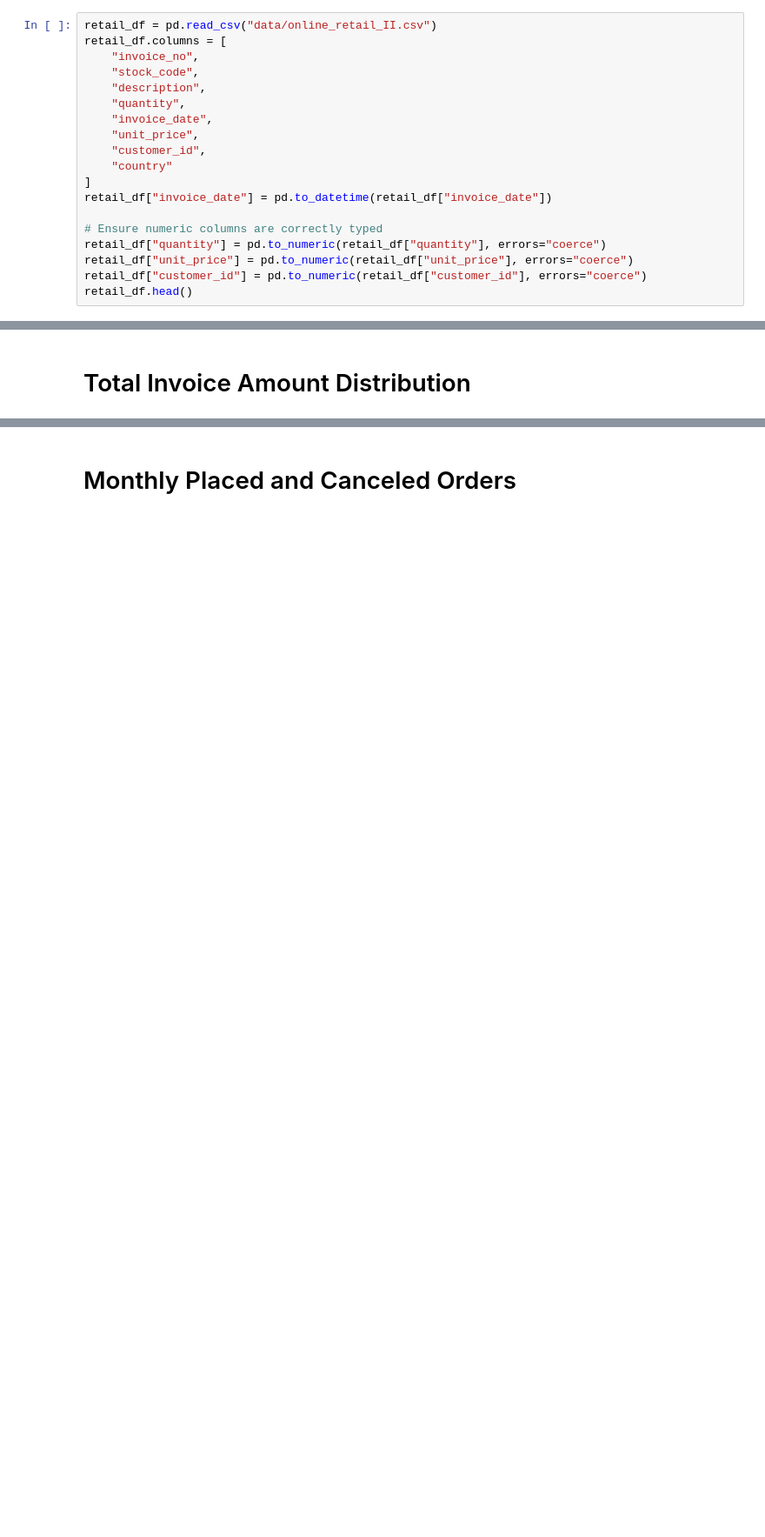
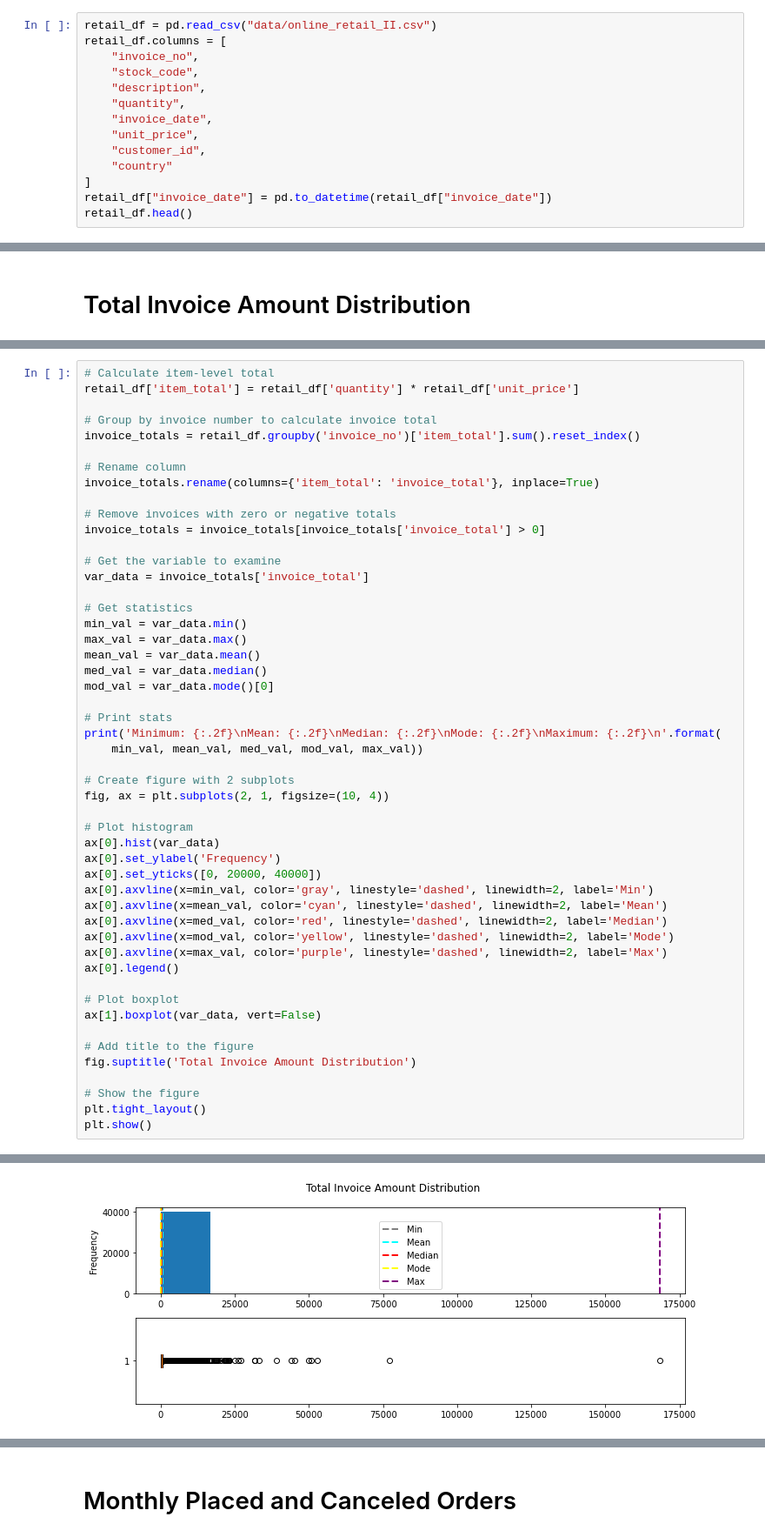
Before and after one commit to jarviscanada/jarvis_data_eng_CurtisLopes, a Jupyter notebook: python_data_analytics/retail_data_analytics_wrangling.ipynb, the cells around one changed output, grey strips where cells are left out. Shown at 87% size. Drawn from its saved outputs; the diff is of its cells as text; blank space fills up the shorter version.

Commit message:
Adding customer-segmentation file, updating retail_data_analytics file

```diff
--- a/python_data_analytics/retail_data_analytics_wrangling.ipynb
+++ b/python_data_analytics/retail_data_analytics_wrangling.ipynb
@@ -104,11 +104,6 @@ retail_df.columns = [
     "country"
 ]
 retail_df["invoice_date"] = pd.to_datetime(retail_df["invoice_date"])
-
-# Ensure numeric columns are correctly typed
-retail_df["quantity"] = pd.to_numeric(retail_df["quantity"], errors="coerce")
-retail_df["unit_price"] = pd.to_numeric(retail_df["unit_price"], errors="coerce")
-retail_df["customer_id"] = pd.to_numeric(retail_df["customer_id"], errors="coerce")
 retail_df.head()
 # %% [output]
 |  | invoice_no | stock_code | description | quantity | invoice_date | unit_price | customer_id | country |
@@ -241,0 +133,51 @@ plt.show()
+# %%
+# Calculate item-level total
+retail_df['item_total'] = retail_df['quantity'] * retail_df['unit_price']
+
+# Group by invoice number to calculate invoice total
+invoice_totals = retail_df.groupby('invoice_no')['item_total'].sum().reset_index()
+
+# Rename column
+invoice_totals.rename(columns={'item_total': 'invoice_total'}, inplace=True)
+
+# Remove invoices with zero or negative totals
+invoice_totals = invoice_totals[invoice_totals['invoice_total'] > 0]
+
+# Get the variable to examine
+var_data = invoice_totals['invoice_total']
+
+# Get statistics
+min_val = var_data.min()
+max_val = var_data.max()
+mean_val = var_data.mean()
+med_val = var_data.median()
+mod_val = var_data.mode()[0]
+
+# Print stats
+print('Minimum: {:.2f}\nMean: {:.2f}\nMedian: {:.2f}\nMode: {:.2f}\nMaximum: {:.2f}\n'.format(
+    min_val, mean_val, med_val, mod_val, max_val))
+
+# Create figure with 2 subplots
+fig, ax = plt.subplots(2, 1, figsize=(10, 4))
+
+# Plot histogram
+ax[0].hist(var_data)
+ax[0].set_ylabel('Frequency')
+ax[0].set_yticks([0, 20000, 40000])
+ax[0].axvline(x=min_val, color='gray', linestyle='dashed', linewidth=2, label='Min')
+ax[0].axvline(x=mean_val, color='cyan', linestyle='dashed', linewidth=2, label='Mean')
+ax[0].axvline(x=med_val, color='red', linestyle='dashed', linewidth=2, label='Median')
+ax[0].axvline(x=mod_val, color='yellow', linestyle='dashed', linewidth=2, label='Mode')
+ax[0].axvline(x=max_val, color='purple', linestyle='dashed', linewidth=2, label='Max')
+ax[0].legend()
+
+# Plot boxplot
+ax[1].boxplot(var_data, vert=False)
+
+# Add title to the figure
+fig.suptitle('Total Invoice Amount Distribution')
+
+# Show the figure
+plt.tight_layout()
+plt.show()
+# %% [output]
@@ -241,0 +189 @@ plt.show()
+[figure, added]
```
Also changed, not shown: parts of 10 cells of this notebook, 1 other file.
